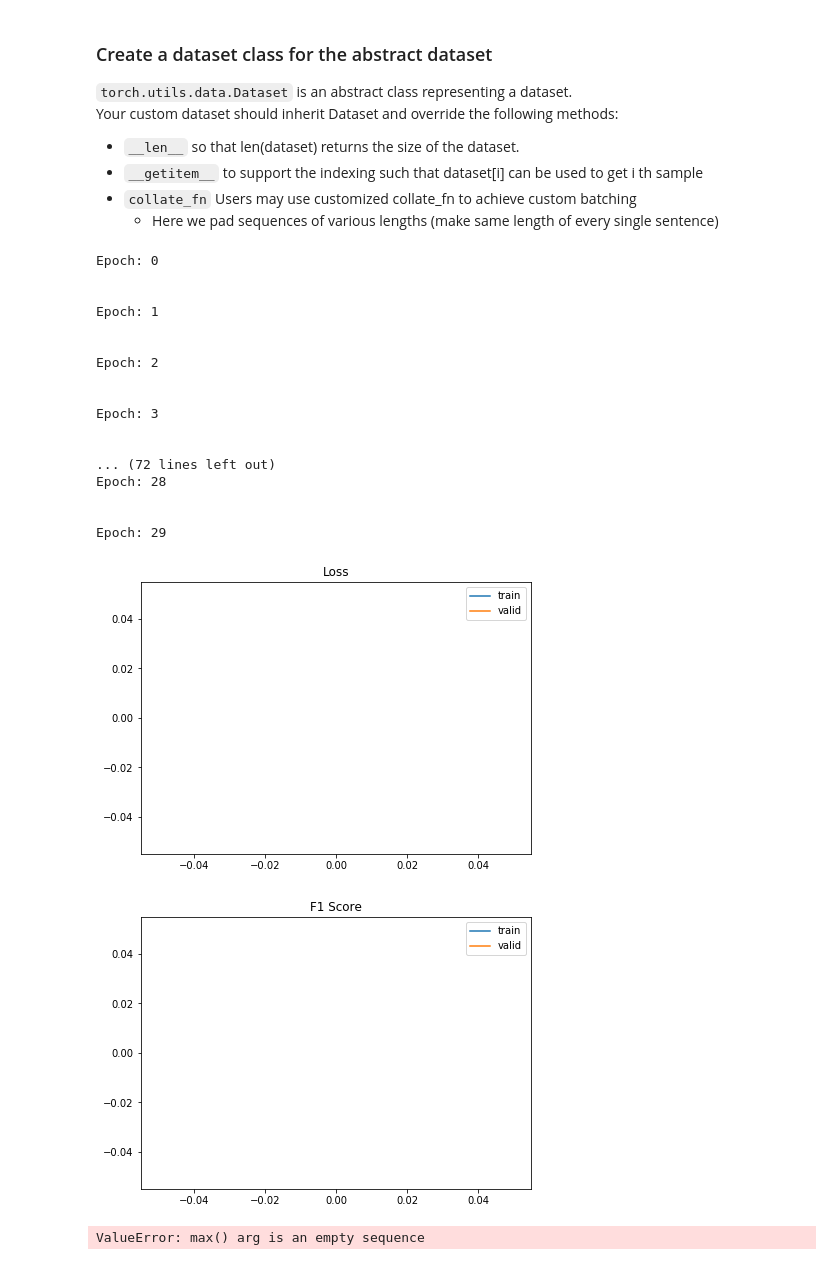
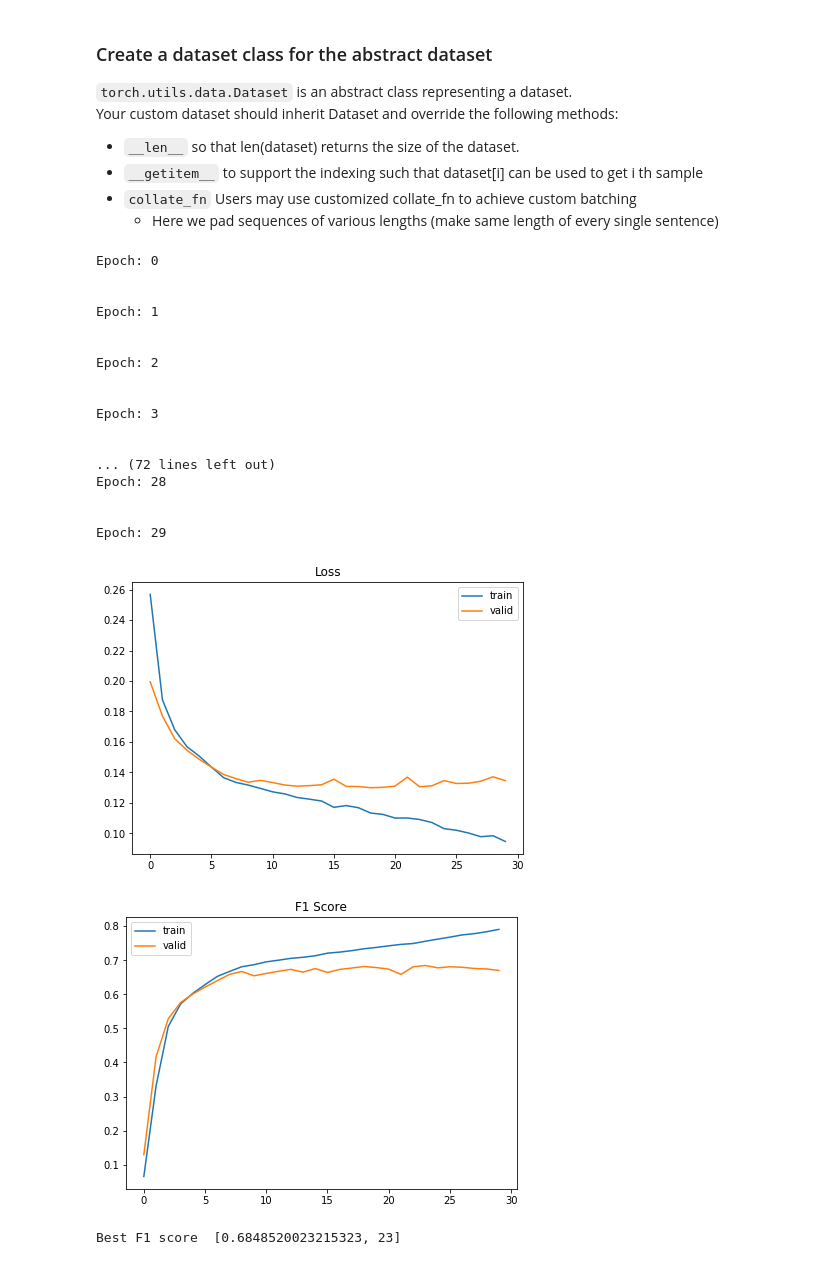
Before and after one commit to france5289/AICUP2019_Abstract_Labeling, a Jupyter notebook: new_task1.ipynb, the cells around one changed output. Drawn from its saved outputs; the diff is of its cells as text; code cells hidden in the pictures.

```diff
--- a/new_task1.ipynb
+++ b/new_task1.ipynb
@@ -123,12 +124,12 @@ validset.to_csv(os.path.join(CWD,'data/validset.csv'),index=False)
 # %%
 ### Remove (current) redundant columns of the test set.
 
-dataset = pd.read_csv(os.path.join(CWD,'data/task1_public_testset.csv'), dtype=str)
+dataset = pd.read_csv(os.path.join(CWD,'data/task1_testset.csv'), dtype=str)
 dataset.drop('Title',axis=1,inplace=True)
 dataset.drop('Categories',axis=1,inplace=True)
 dataset.drop('Created Date',axis=1, inplace=True)
 dataset.drop('Authors',axis=1,inplace=True)
-#dataset['Abstract'] = dataset['Abstract'].str.lower()
+dataset['Abstract'] = dataset['Abstract'].str.lower()
 dataset['Abstract'] = dataset['Abstract'].apply(func = CleanData)
 
 #for i in range(len(dataset['Abstract'])):
@@ -187,6 +188,9 @@ if not os.path.exists('glove'):
     r = requests.get('http://nlp.stanford.edu/data/glove.6B.zip')
     z = zipfile.ZipFile(io.BytesIO(r.content))
     z.extractall(path='glove')
+# %%
+with open(os.path.join(CWD,'embedding.pkl'), 'rb') as f:
+    embedding_matrix = pickle.load(f)
 # %% [markdown]
 ### Parsing the GloVe word-embeddings file
 
@@ -223,6 +227,9 @@ for word, i in word_dict.items():
         embedding_matrix[i] = embedding_vector
 # %%
 embedding_matrix = torch.FloatTensor(embedding_matrix)
+# %%
+with open(os.path.join(CWD,'embedding.pkl'),'wb') as f:
+    pickle.dump(embedding_matrix, f)
 # %% [markdown]
 ### Data Formatting
 建立完字典後，我們要將 data 切成數個 batch，並且將輸入的句子轉成數字，將答案轉成 onehot vector。
@@ -497,12 +508,12 @@ def _run_epoch(epoch, mode):
         trange.set_postfix(
             loss=loss / (i + 1), f1=f1_score.print_score())
 
-    #if mode=="train":
-    #    history['train'].append({'f1':f1_score.get_score(), 'loss':loss/ len(trange)})
+    if mode=="train":
+        history['train'].append({'f1':f1_score.get_score(), 'loss':loss/ len(trange)})
     #    writer.add_scalar('Loss/train', loss/ len(trange), epoch)
     #    writer.add_scalar('F1_score/train', f1_score.get_score(), epoch)
-    #else:
-    #    history['valid'].append({'f1':f1_score.get_score(), 'loss':loss/ len(trange)})
+    else:
+        history['valid'].append({'f1':f1_score.get_score(), 'loss':loss/ len(trange)})
     #    writer.add_scalar('Loss/valid', loss/ len(trange), epoch)
     #    writer.add_scalar('F1_score/valid', f1_score.get_score(), epoch)
     trange.close()
@@ -523,6 +534,15 @@ def save(epoch, path_name):
     with open( os.path.join( path, 'history.json'), 'w') as f:
         json.dump(history, f, indent=4)
 # %%
+def setup_seed(seed):
+    torch.manual_seed(seed)
+    torch.cuda.manual_seed_all(seed)
+    np.random.seed(seed)
+    random.seed(seed)
+    torch.backends.cudnn.deterministic = True
+# set random seed
+setup_seed(20)
+
 #os.environ["CUDA_VISIBLE_DEVICES"]="1"
 model = Net(len(word_dict))
 
@@ -559,36 +579,36 @@ plt.plot(train_loss, label='train')
 plt.plot(valid_loss, label='valid')
 plt.legend()
 plt.show()
 
 plt.figure(figsize=(7,5))
 plt.title('F1 Score')
 plt.plot(train_f1, label='train')
 plt.plot(valid_f1, label='valid')
 plt.legend()
 plt.show()
 
 print('Best F1 score ', max([[l['f1'], idx] for idx, l in enumerate(history['valid'])]))
 # %% [output]
 Epoch: 0
 
 
 Epoch: 1
 
 
 Epoch: 2
 
 
 Epoch: 3
 
 
 ... (72 lines left out)
 Epoch: 28
 
 
 Epoch: 29
-[figure, old version]
+[figure, new version]
-[figure, old version]
+[figure, new version]
-ValueError: max() arg is an empty sequence
+Best F1 score  [0.6848520023215323, 23]
 # %%
 # This is the Prediction cell.
 
```
Also changed, not shown: parts of 10 cells of this notebook.
